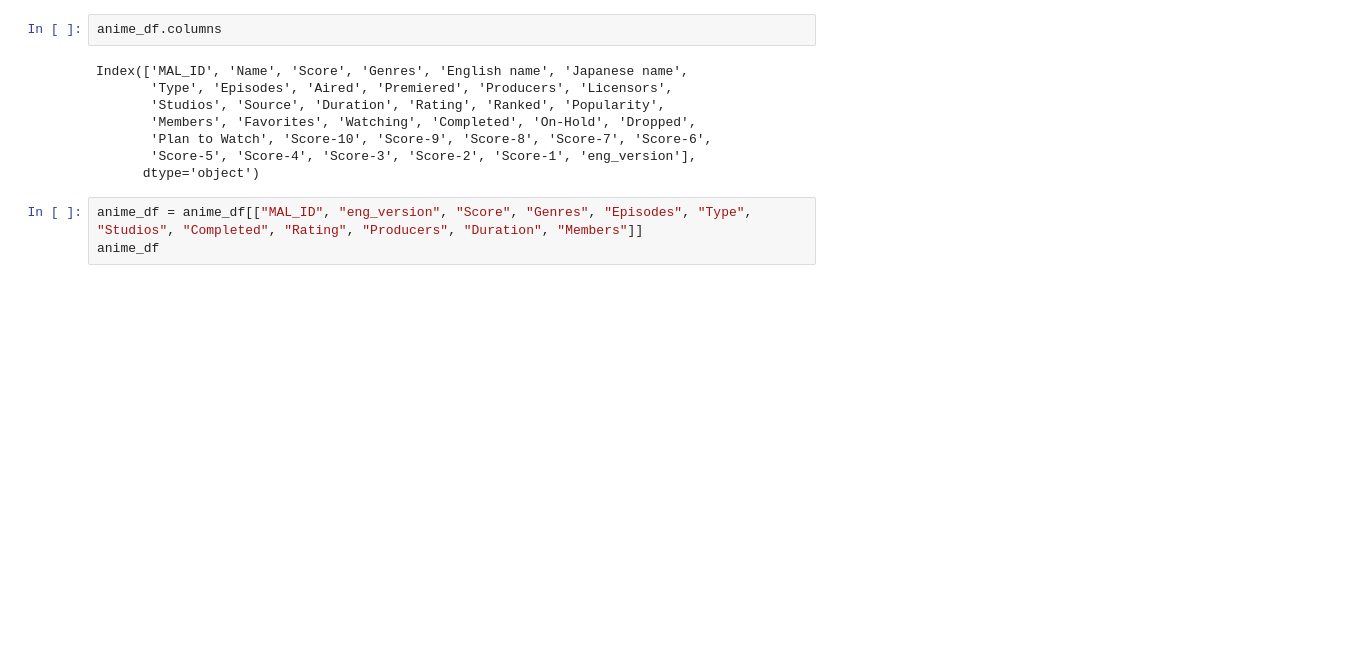
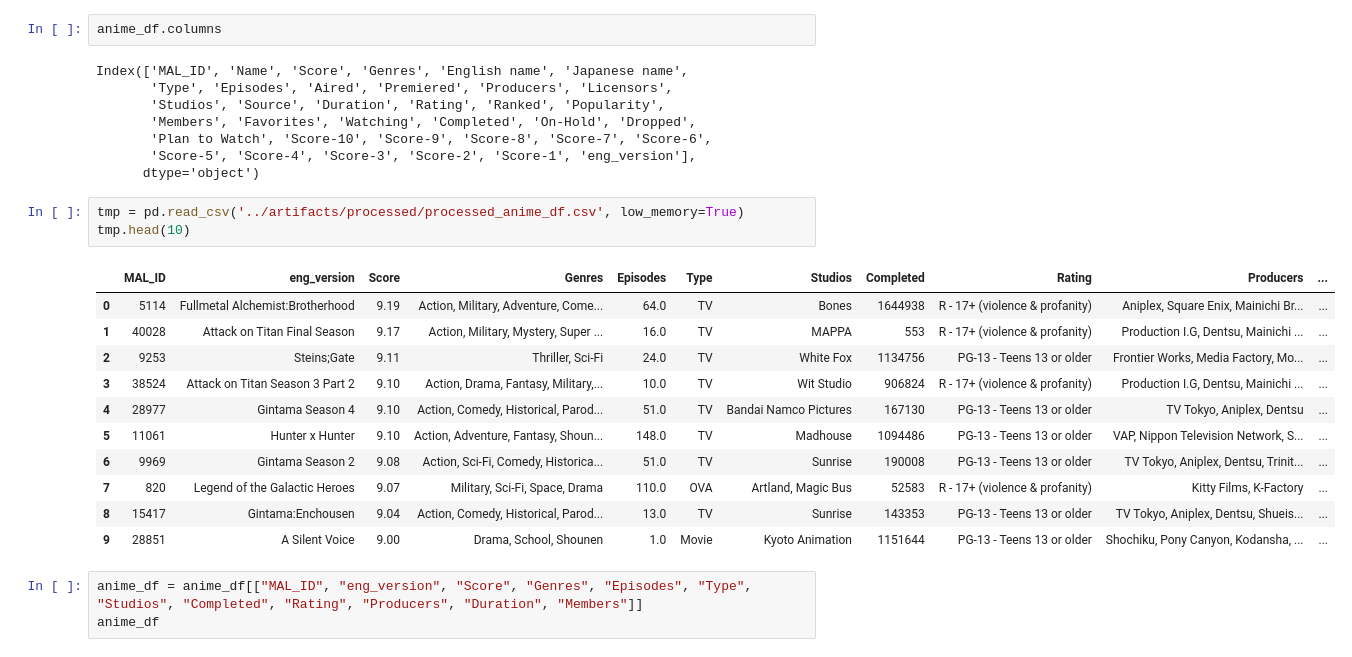
Before and after one commit to VDNT11NULL/Anime-Nexus, a Jupyter notebook: notebooks/nb_v0.ipynb, the cells around one changed output. Drawn from its saved outputs; the diff is of its cells as text; blank space fills up the shorter version.

```diff
--- a/notebooks/nb_v0.ipynb
+++ b/notebooks/nb_v0.ipynb
@@ -699,6 +725,21 @@ Index(['MAL_ID', 'Name', 'Score', 'Genres', 'English name', 'Japanese name',
        'Plan to Watch', 'Score-10', 'Score-9', 'Score-8', 'Score-7', 'Score-6',
        'Score-5', 'Score-4', 'Score-3', 'Score-2', 'Score-1', 'eng_version'],
       dtype='object')
+# %%
+tmp = pd.read_csv('../artifacts/processed/processed_anime_df.csv', low_memory=True)
+tmp.head(10)
+# %% [output]
+|  | MAL_ID | eng_version | Score | Genres | Episodes | Type | Studios | Completed | Rating | Producers | ... |
+| 0 | 5114 | Fullmetal Alchemist:Brotherhood | 9.19 | Action, Military, Adventure, Come... | 64.0 | TV | Bones | 1644938 | R - 17+ (violence & profanity) | Aniplex, Square Enix, Mainichi Br... | ... |
+| 1 | 40028 | Attack on Titan Final Season | 9.17 | Action, Military, Mystery, Super ... | 16.0 | TV | MAPPA | 553 | R - 17+ (violence & profanity) | Production I.G, Dentsu, Mainichi ... | ... |
+| 2 | 9253 | Steins;Gate | 9.11 | Thriller, Sci-Fi | 24.0 | TV | White Fox | 1134756 | PG-13 - Teens 13 or older | Frontier Works, Media Factory, Mo... | ... |
+| 3 | 38524 | Attack on Titan Season 3 Part 2 | 9.10 | Action, Drama, Fantasy, Military,... | 10.0 | TV | Wit Studio | 906824 | R - 17+ (violence & profanity) | Production I.G, Dentsu, Mainichi ... | ... |
+| 4 | 28977 | Gintama Season 4 | 9.10 | Action, Comedy, Historical, Parod... | 51.0 | TV | Bandai Namco Pictures | 167130 | PG-13 - Teens 13 or older | TV Tokyo, Aniplex, Dentsu | ... |
+| 5 | 11061 | Hunter x Hunter | 9.10 | Action, Adventure, Fantasy, Shoun... | 148.0 | TV | Madhouse | 1094486 | PG-13 - Teens 13 or older | VAP, Nippon Television Network, S... | ... |
+| 6 | 9969 | Gintama Season 2 | 9.08 | Action, Sci-Fi, Comedy, Historica... | 51.0 | TV | Sunrise | 190008 | PG-13 - Teens 13 or older | TV Tokyo, Aniplex, Dentsu, Trinit... | ... |
+| 7 | 820 | Legend of the Galactic Heroes | 9.07 | Military, Sci-Fi, Space, Drama | 110.0 | OVA | Artland, Magic Bus | 52583 | R - 17+ (violence & profanity) | Kitty Films, K-Factory | ... |
+| 8 | 15417 | Gintama:Enchousen | 9.04 | Action, Comedy, Historical, Parod... | 13.0 | TV | Sunrise | 143353 | PG-13 - Teens 13 or older | TV Tokyo, Aniplex, Dentsu, Shueis... | ... |
+| 9 | 28851 | A Silent Voice | 9.00 | Drama, School, Shounen | 1.0 | Movie | Kyoto Animation | 1151644 | PG-13 - Teens 13 or older | Shochiku, Pony Canyon, Kodansha, ... | ... |
 # %%
 anime_df = anime_df[["MAL_ID", "eng_version", "Score", "Genres", "Episodes", "Type", "Studios", "Completed", "Rating", "Producers", "Duration", "Members"]]
 anime_df
```
Also changed, not shown: parts of 12 cells of this notebook, 13 other files.
